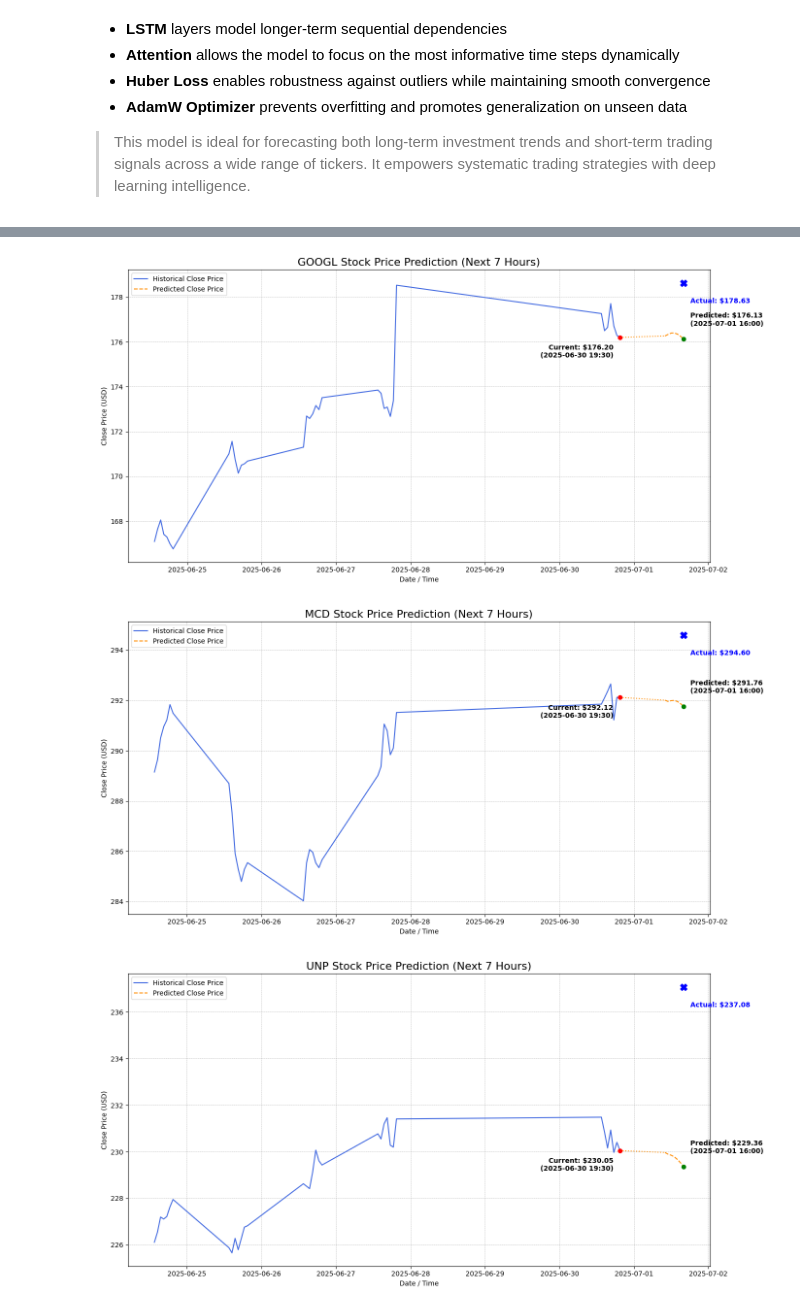
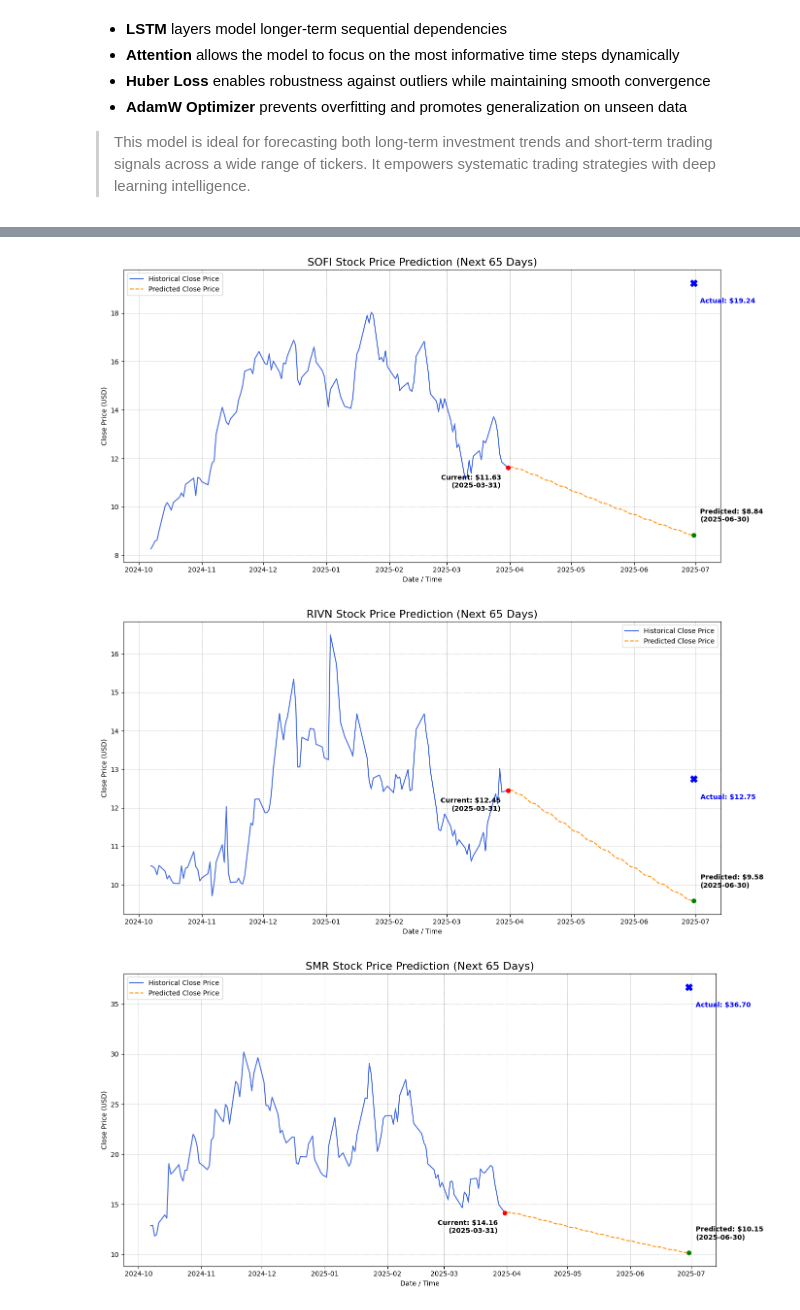
Before and after one commit to nahniee/Quant_Model_Research, a Jupyter notebook: clam_simulation.ipynb, the cells around one changed output, grey strips where cells are left out. Cells and saved outputs as stored; diff of their text form; code cells hidden in the pictures.

```diff
--- a/clam_simulation.ipynb
+++ b/clam_simulation.ipynb
@@ -563,7 +585,7 @@ CONFIG = {
         'plot_history_points': 35 # Plot last 35 hours (5 trading days)
     }
 }
-FEATURE_COUNT = 5 # Open, High, Low, Close, Volume
+FEATURE_COUNT = 5    # Open, High, Low, Close, Volume
 
 # Attention and directional_accuracy are redefined to load exactly the same as the trained model
 @tf.keras.utils.register_keras_serializable()
@@ -785,7 +807,7 @@ def main(model_type, prediction_date=None):
                 all_results.append(result)
 
         if all_results:
-            ranked_results = sorted(all_results, key=lambda x: x['growth_rate'], reverse=True)
+            ranked_results = sorted(all_results, key=lambda x: x['predicted_closes'][-1] - x['last_real_close'], reverse=True)
             top_10_results = ranked_results[:10]
 
             print(f"\nTop {len(top_10_results)} Predictions for Next {config['forecast_horizon']} { 'Days' if config['interval'] == '1d' else 'Hours'}")
@@ -797,7 +819,8 @@ def main(model_type, prediction_date=None):
                 'Predicted Close': [f"${r['predicted_closes'][-1]:.2f}" for r in top_10_results],
                 'Actual': [],
                 'Accuracy (%)': [],
-                'Expected Growth': [f"{r['growth_rate']:.2%}" for r in top_10_results]
+                'Expected Growth': [f"{r['growth_rate']:.2%}" for r in top_10_results],
+                'Predicted - Current': [f"${r['predicted_closes'][-1] - r['last_real_close']:.2f}" for r in top_10_results]
             }
             for r in top_10_results:
                 actual = r.get('actual_future_close')
@@ -819,8 +842,8 @@ def main(model_type, prediction_date=None):
 
 if __name__ == '__main__':
     # Options: 'quarterly' or 'hourly'
-    model_to_run = 'hourly'
-    historical_date = '2025-07-01'
+    model_to_run = 'quarterly'
+    historical_date = '2025-04-01'
 
     main(model_to_run, prediction_date=historical_date)
 # %% [output]
@@ -846,3 +874,3 @@ Top 10 Predictions for Next 7 Hours
-[figure, old version]
+[figure, new version]
-[figure, old version]
+[figure, new version]
-[figure, old version]
+[figure, new version]
```
Also changed, not shown: parts of 2 cells of this notebook.
